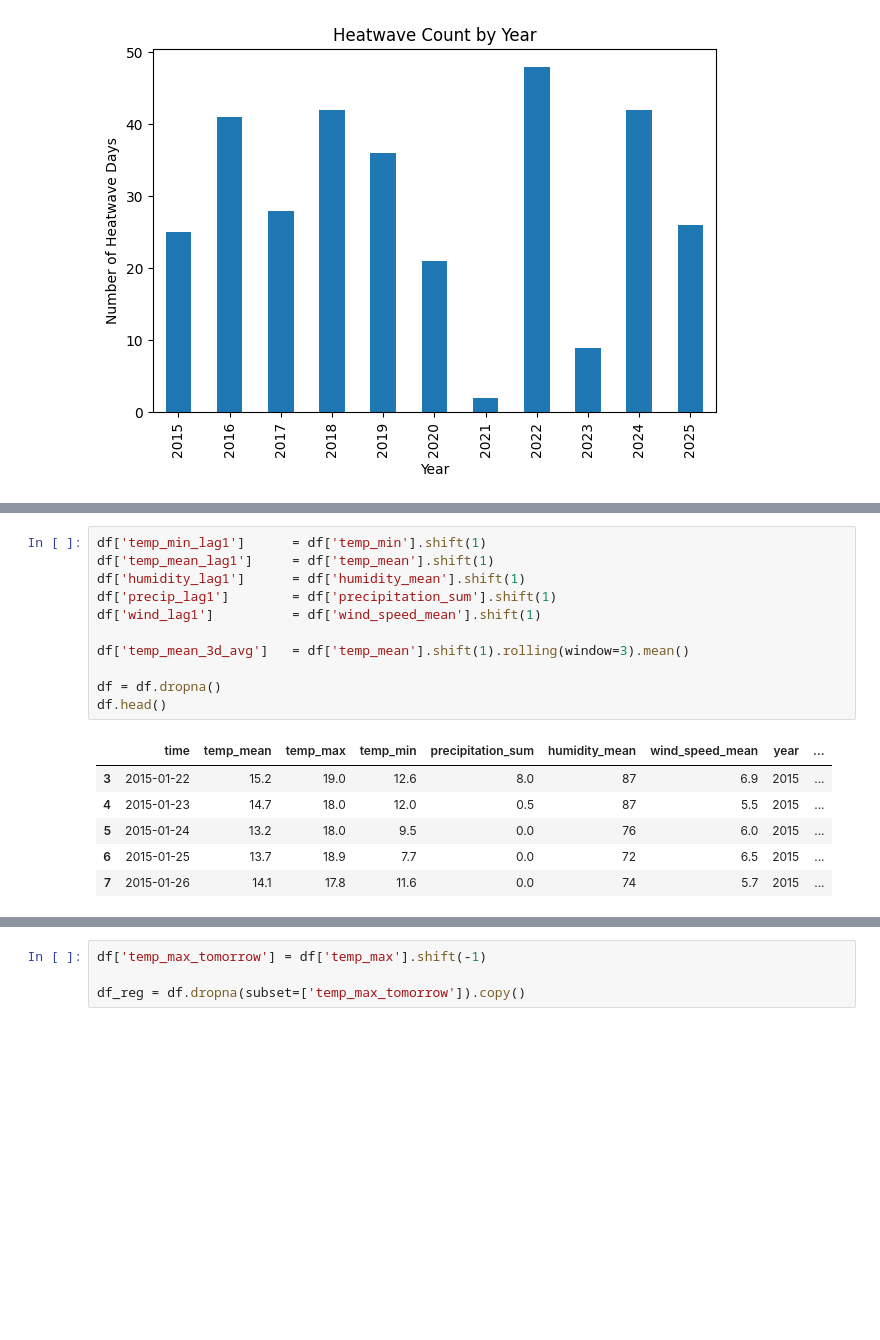
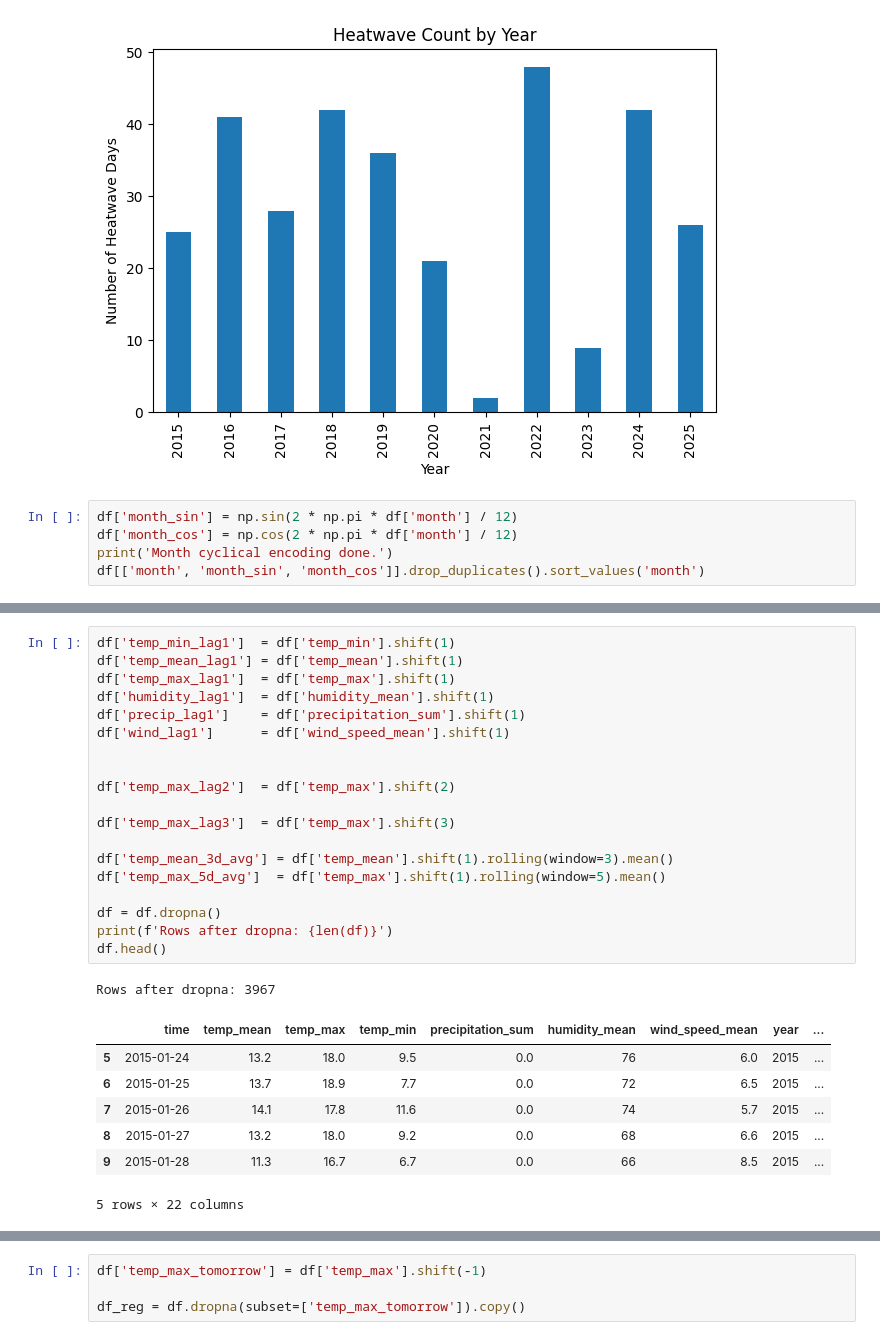
Before and after one commit to Vinay-sharma-04/Jaipur-Weather-Analysis-Heatwave-Forecasting, a Jupyter notebook: Model.ipynb, the cells around one changed output, grey strips where cells are left out. Drawn from its saved outputs; the diff is of its cells as text; blank space fills up the shorter version.

```diff
--- a/Model.ipynb
+++ b/Model.ipynb
@@ -96,3 +97,8 @@ plt.tight_layout()
 plt.show()
 # %% [output]
 [figure]
+# %%
+df['month_sin'] = np.sin(2 * np.pi * df['month'] / 12)
+df['month_cos'] = np.cos(2 * np.pi * df['month'] / 12)
+print('Month cyclical encoding done.')
+df[['month', 'month_sin', 'month_cos']].drop_duplicates().sort_values('month')
@@ -99,21 +120,31 @@ plt.show()
 # %%
-df['temp_min_lag1']      = df['temp_min'].shift(1)
-df['temp_mean_lag1']     = df['temp_mean'].shift(1)
-df['humidity_lag1']      = df['humidity_mean'].shift(1)
-df['precip_lag1']        = df['precipitation_sum'].shift(1)
-df['wind_lag1']          = df['wind_speed_mean'].shift(1)
+df['temp_min_lag1']  = df['temp_min'].shift(1)
+df['temp_mean_lag1'] = df['temp_mean'].shift(1)
+df['temp_max_lag1']  = df['temp_max'].shift(1)
+df['humidity_lag1']  = df['humidity_mean'].shift(1)
+df['precip_lag1']    = df['precipitation_sum'].shift(1)
+df['wind_lag1']      = df['wind_speed_mean'].shift(1)
 
-df['temp_mean_3d_avg']   = df['temp_mean'].shift(1).rolling(window=3).mean()
+
+df['temp_max_lag2']  = df['temp_max'].shift(2)
+
+df['temp_max_lag3']  = df['temp_max'].shift(3)
+
+df['temp_mean_3d_avg'] = df['temp_mean'].shift(1).rolling(window=3).mean()
+df['temp_max_5d_avg']  = df['temp_max'].shift(1).rolling(window=5).mean()
 
 df = df.dropna()
+print(f'Rows after dropna: {len(df)}')
 df.head()
 # %% [output]
+Rows after dropna: 3967
 |  | time | temp_mean | temp_max | temp_min | precipitation_sum | humidity_mean | wind_speed_mean | year | ... |
-| 3 | 2015-01-22 | 15.2 | 19.0 | 12.6 | 8.0 | 87 | 6.9 | 2015 | ... |
-| 4 | 2015-01-23 | 14.7 | 18.0 | 12.0 | 0.5 | 87 | 5.5 | 2015 | ... |
 | 5 | 2015-01-24 | 13.2 | 18.0 | 9.5 | 0.0 | 76 | 6.0 | 2015 | ... |
 | 6 | 2015-01-25 | 13.7 | 18.9 | 7.7 | 0.0 | 72 | 6.5 | 2015 | ... |
 | 7 | 2015-01-26 | 14.1 | 17.8 | 11.6 | 0.0 | 74 | 5.7 | 2015 | ... |
+| 8 | 2015-01-27 | 13.2 | 18.0 | 9.2 | 0.0 | 68 | 6.6 | 2015 | ... |
+| 9 | 2015-01-28 | 11.3 | 16.7 | 6.7 | 0.0 | 66 | 8.5 | 2015 | ... |
+5 rows × 22 columns
 # %%
 features = [
     'temp_min_lag1',
```
Also changed, not shown: parts of 21 cells of this notebook.
